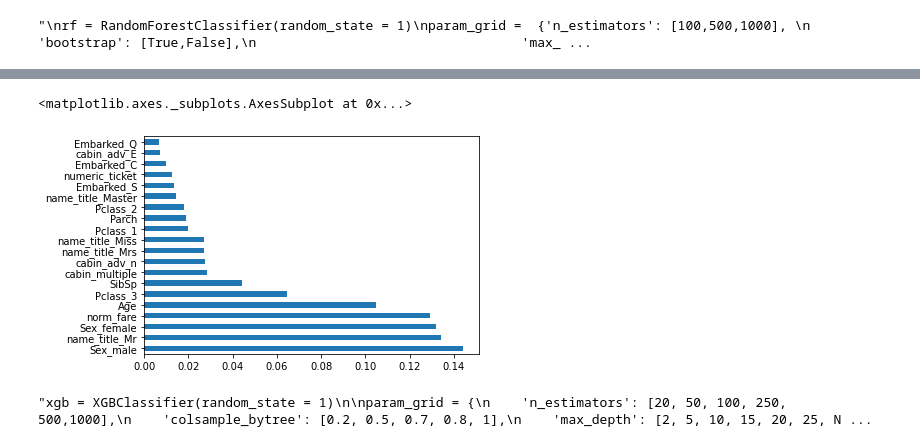
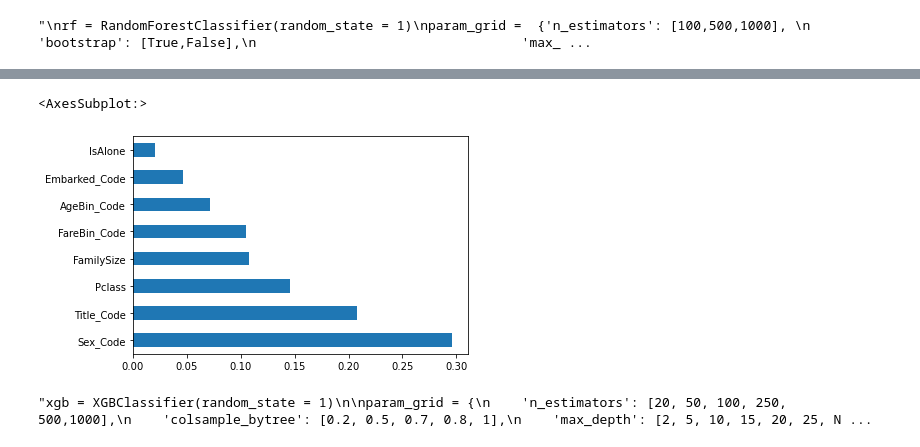
Before and after one commit to benpalay/TitanicSE, a Jupyter notebook: Gia and Aiden combining.ipynb, the cells around one changed output, grey strips where cells are left out. Drawn from its saved outputs; the diff is of its cells as text; code cells hidden in the pictures.

```diff
--- a/Gia and Aiden combining.ipynb
+++ b/Gia and Aiden combining.ipynb
@@ -282,3 +269,10 @@ print(cv.mean())
 # %% [output]
 [0.8547486  0.81460674 0.81460674 0.80337079 0.86516854]
 0.8305002824681438
+# %%
+#! pip3 install xgboost
+from xgboost import XGBClassifier
+xgb = XGBClassifier(random_state =1)
+cv = cross_val_score(xgb,x_train,y_train,cv=5)
+print(cv)
+print(cv.mean())
@@ -286,7 +283,7 @@ print(cv.mean())
 #Voting classifier takes all of the inputs and averages the results. For a "hard" voting classifier each classifier gets 1 vote "yes" or "no" and the result is just a popular vote. For this, you generally want odd numbers
 #A "soft" classifier averages the confidence of each of the models. If a the average confidence is > 50% that it is a 1 it will be counted as such
 from sklearn.ensemble import VotingClassifier
-voting_clf = VotingClassifier(estimators = [('lr',lr),('knn',knn),('rf',rf),('gnb',gnb),('svc',svc)], voting = 'soft')
+voting_clf = VotingClassifier(estimators = [('lr',lr),('knn',knn),('rf',rf),('gnb',gnb),('svc',svc),('xgb',xgb)], voting = 'soft')
 # %%
 cv = cross_val_score(voting_clf,x_train,y_train,cv=5)
 print(cv)
@@ -405,7 +393,7 @@ param_grid =  {'n_estimators': [400,450,500,550],
                                   'min_samples_split': [2,3]}
 
 clf_rf = GridSearchCV(rf, param_grid = param_grid, cv = 5, verbose = True, n_jobs = -1)
-best_clf_rf = clf_rf.fit(X_train_scaled,y_train)
+best_clf_rf = clf_rf.fit(x_train,y_train)
 clf_performance(best_clf_rf,'Random Forest')
 # %% [output]
 Fitting 5 folds for each of 288 candidates, totalling 1440 fits
@@ -422,10 +420,10 @@ Best Parameters: {'bootstrap': True, 'criterion': 'gini', 'max_depth': 15, 'max_
 # %%
-best_rf = best_clf_rf.best_estimator_.fit(X_train_scaled,y_train)
-feat_importances = pd.Series(best_rf.feature_importances_, index=X_train_scaled.columns)
+best_rf = best_clf_rf.best_estimator_.fit(x_train,y_train)
+feat_importances = pd.Series(best_rf.feature_importances_, index=x_train.columns)
 feat_importances.nlargest(20).plot(kind='barh')
 # %% [output]
-<matplotlib.axes._subplots.AxesSubplot at 0x...>
+<AxesSubplot:>
-[figure, old version]
+[figure, new version]
 # %%
 """xgb = XGBClassifier(random_state = 1)
 
```
Also changed, not shown: parts of 9 cells of this notebook, 8 other files.
